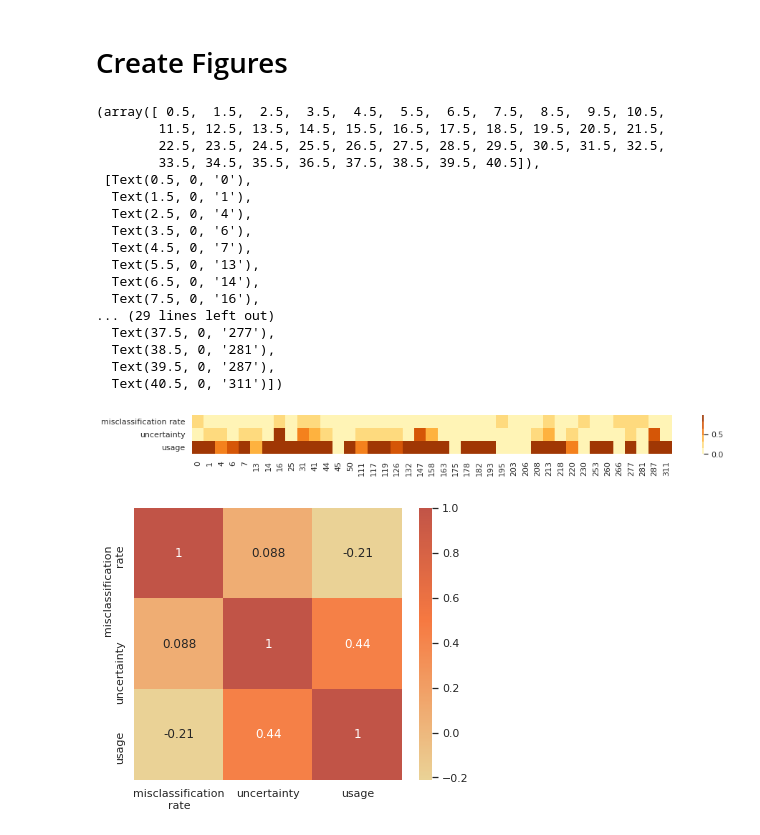
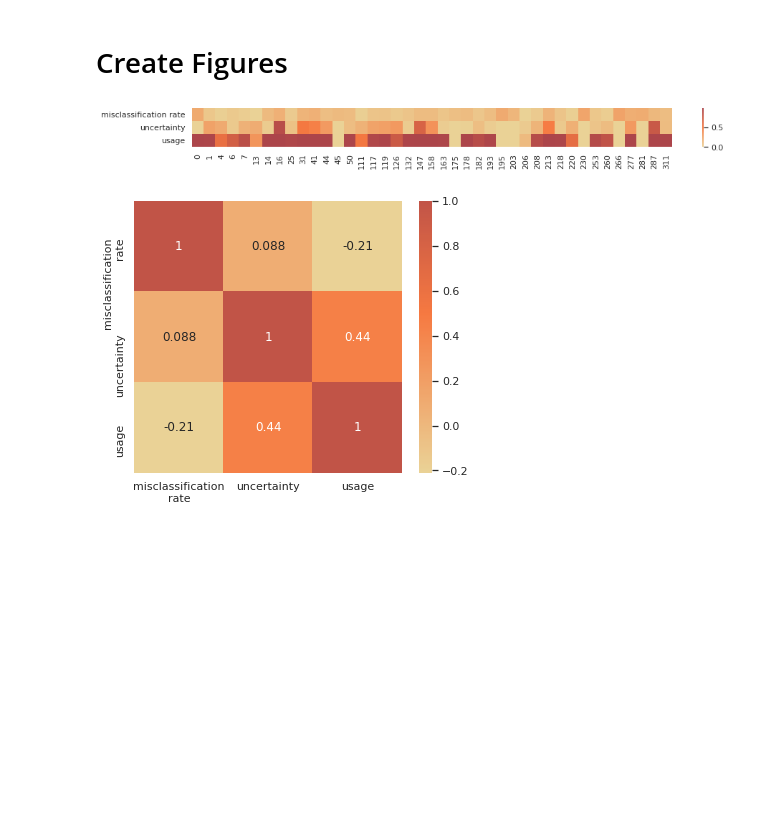
Before and after one commit to stefanwezel/urdtc, a Jupyter notebook: uRDTC.ipynb, the cells around one changed output. Saved outputs shown, nothing was run; the diff lists cells and outputs as text; code cells hidden in the pictures; blank space fills up the shorter version.

Commit message:
updated figure

```diff
--- a/uRDTC.ipynb
+++ b/uRDTC.ipynb
@@ -1685,36 +1685,19 @@ df_short = df.loc[df['usage']>0]
 # %%
 import matplotlib.colors as clr
 sns.set(rc={'figure.figsize':(15,1)})
 
 # cmap = clr.LinearSegmentedColormap.from_list('custom blue', ["#EAD296", "#F67941", "#AC454A", "#5A005B", "#4999F2"], N=256)
 cmap = clr.LinearSegmentedColormap.from_list('custom blue', ["#EAD296", "#F67941", "#AC454A"], N=256)
 
 sns.heatmap(df_short.to_numpy().T, #annot=True,
             xticklabels=df.loc[df['usage']>0].index,
             yticklabels=['misclassification rate', 'uncertainty', 'usage'],
-           cmap=sns.color_palette("YlOrBr"))
+           cmap=cmap)#sns.color_palette("YlOrBr"))
 plt.xticks(rotation=90)
 # plt.show()
-# plt.savefig(figure_path + 'attr_heatmap_short.pdf',bbox_inches='tight')
+plt.savefig(figure_path + 'attr_heatmap_short.pdf',bbox_inches='tight')
 # %% [output]
-(array([ 0.5,  1.5,  2.5,  3.5,  4.5,  5.5,  6.5,  7.5,  8.5,  9.5, 10.5,
-        11.5, 12.5, 13.5, 14.5, 15.5, 16.5, 17.5, 18.5, 19.5, 20.5, 21.5,
-        22.5, 23.5, 24.5, 25.5, 26.5, 27.5, 28.5, 29.5, 30.5, 31.5, 32.5,
-        33.5, 34.5, 35.5, 36.5, 37.5, 38.5, 39.5, 40.5]),
- [Text(0.5, 0, '0'),
-  Text(1.5, 0, '1'),
-  Text(2.5, 0, '4'),
-  Text(3.5, 0, '6'),
-  Text(4.5, 0, '7'),
-  Text(5.5, 0, '13'),
-  Text(6.5, 0, '14'),
-  Text(7.5, 0, '16'),
-... (29 lines left out)
-  Text(37.5, 0, '277'),
-  Text(38.5, 0, '281'),
-  Text(39.5, 0, '287'),
-  Text(40.5, 0, '311')])
-[figure, old version]
+[figure, new version]
 # %%
 sns.set(rc={'figure.figsize':(6,5)})
 sns.heatmap(df_short.corr(), annot=True, center = 0.5, cmap=cmap)#sns.color_palette("icefire"))
```
Also changed, not shown: 1 other file.
